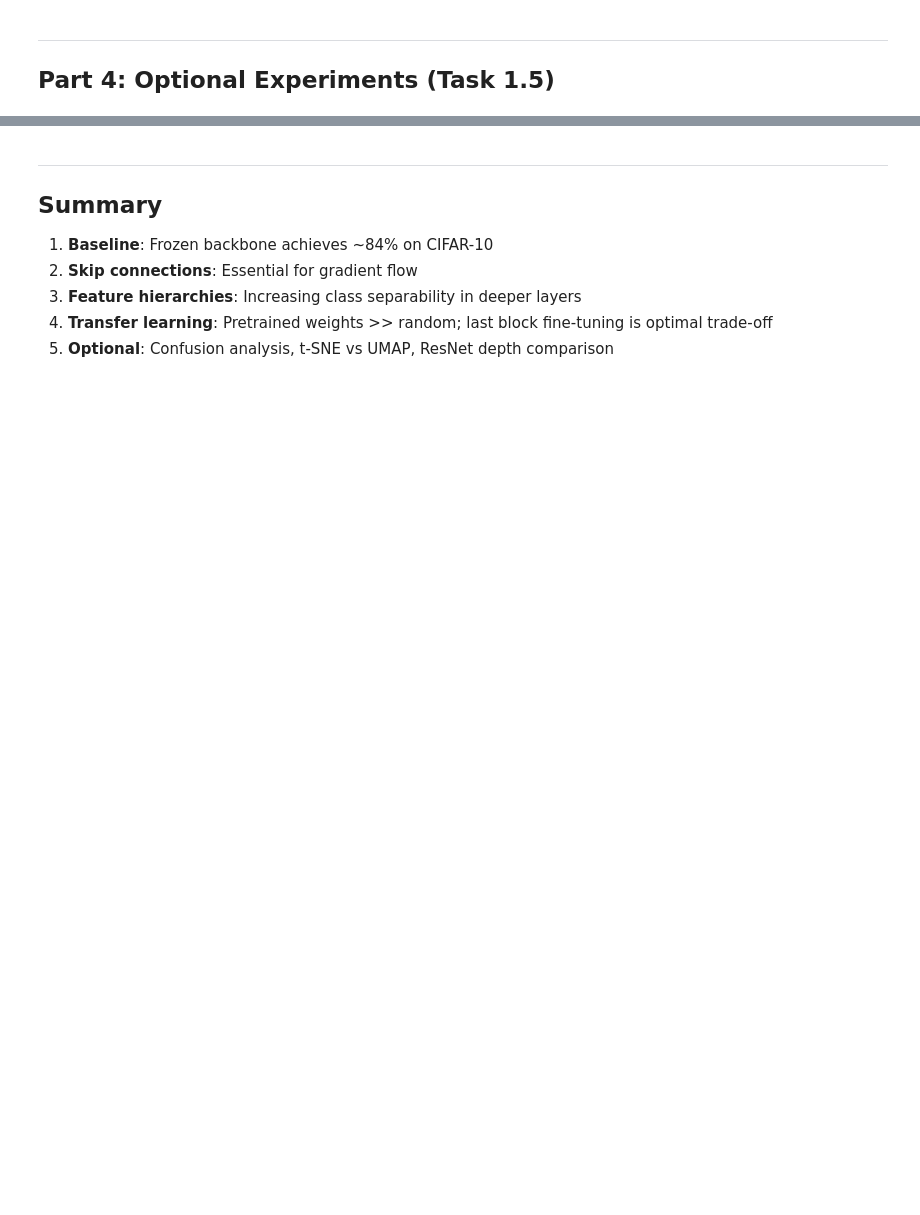
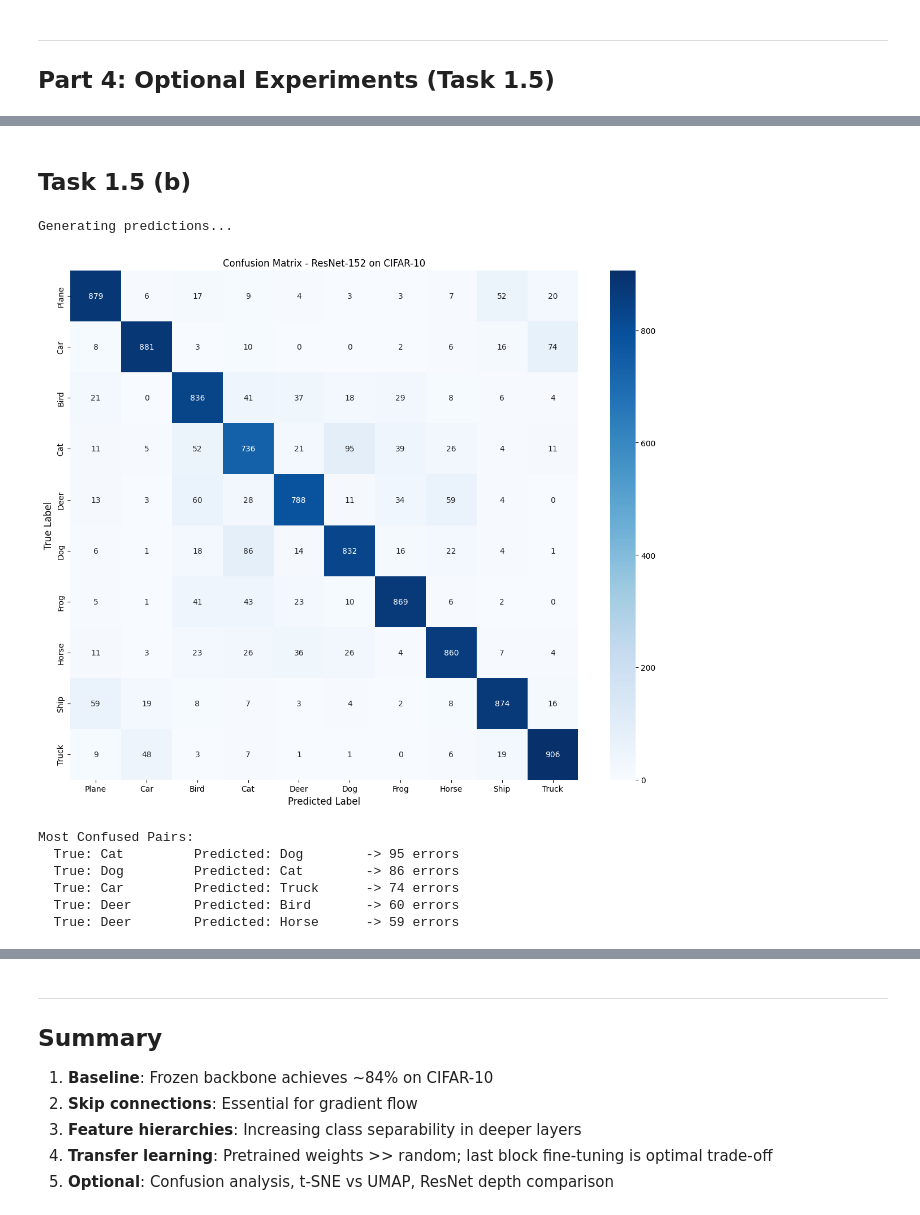
Before and after one commit to hafeez381/AI623---Assignment-0, a Jupyter notebook: task1_resnet/visualization.ipynb, the cells around one changed output, grey strips where cells are left out. Cells and saved outputs as stored; diff of their text form; code cells hidden in the pictures; blank space fills up the shorter version.

```diff
--- a/task1_resnet/visualization.ipynb
+++ b/task1_resnet/visualization.ipynb
@@ -392,29 +285,49 @@ except ImportError:
+# %% [markdown]
+## Task 1.5 (b)
 # %%
 # Confusion Matrix
+model.eval()
+model.to(device)
+
 all_preds, all_true = [], []
 
+print("Generating predictions...")
 with torch.no_grad():
-    for inputs, labels in test_loader:
-        outputs = model(inputs.to(DEVICE))
+    from tqdm import tqdm
+    for inputs, labels in tqdm(test_loader):
+        outputs = model(inputs.to(device))
         _, preds = outputs.max(1)
         all_preds.extend(preds.cpu().numpy())
         all_true.extend(labels.numpy())
 
 cm = confusion_matrix(all_true, all_preds)
 
-plt.figure(figsize=(10, 8))
+plt.figure(figsize=(12, 10))
 sns.heatmap(cm, annot=True, fmt='d', cmap='Blues',
-            xticklabels=CIFAR10_CLASSES, yticklabels=CIFAR10_CLASSES)
-plt.xlabel('Predicted'); plt.ylabel('True')
+            xticklabels=classes, yticklabels=classes)
+plt.xlabel('Predicted Label', fontsize=12)
+plt.ylabel('True Label', fontsize=12)
 plt.title('Confusion Matrix - ResNet-152 on CIFAR-10')
 plt.tight_layout()
 plt.show()
 
-# Most confused pairs
 cm_copy = cm.copy()
 np.fill_diagonal(cm_copy, 0)
+
 print("\nMost Confused Pairs:")
 for _ in range(5):
     i, j = np.unravel_index(cm_copy.argmax(), cm_copy.shape)
-    print(f"  {CIFAR10_CLASSES[i]} → {CIFAR10_CLASSES[j]}: {cm_copy[i,j]} errors")
+    count = cm_copy[i, j]
+
+    if count == 0: break
+    print(f"  True: {classes[i]:<10}  Predicted: {classes[j]:<10} -> {count} errors")
     cm_copy[i, j] = 0
+# %% [output]
+Generating predictions...
+[figure, added]
+Most Confused Pairs:
+  True: Cat         Predicted: Dog        -> 95 errors
+  True: Dog         Predicted: Cat        -> 86 errors
+  True: Car         Predicted: Truck      -> 74 errors
+  True: Deer        Predicted: Bird       -> 60 errors
+  True: Deer        Predicted: Horse      -> 59 errors
```
Also changed, not shown: parts of 13 cells of this notebook.
